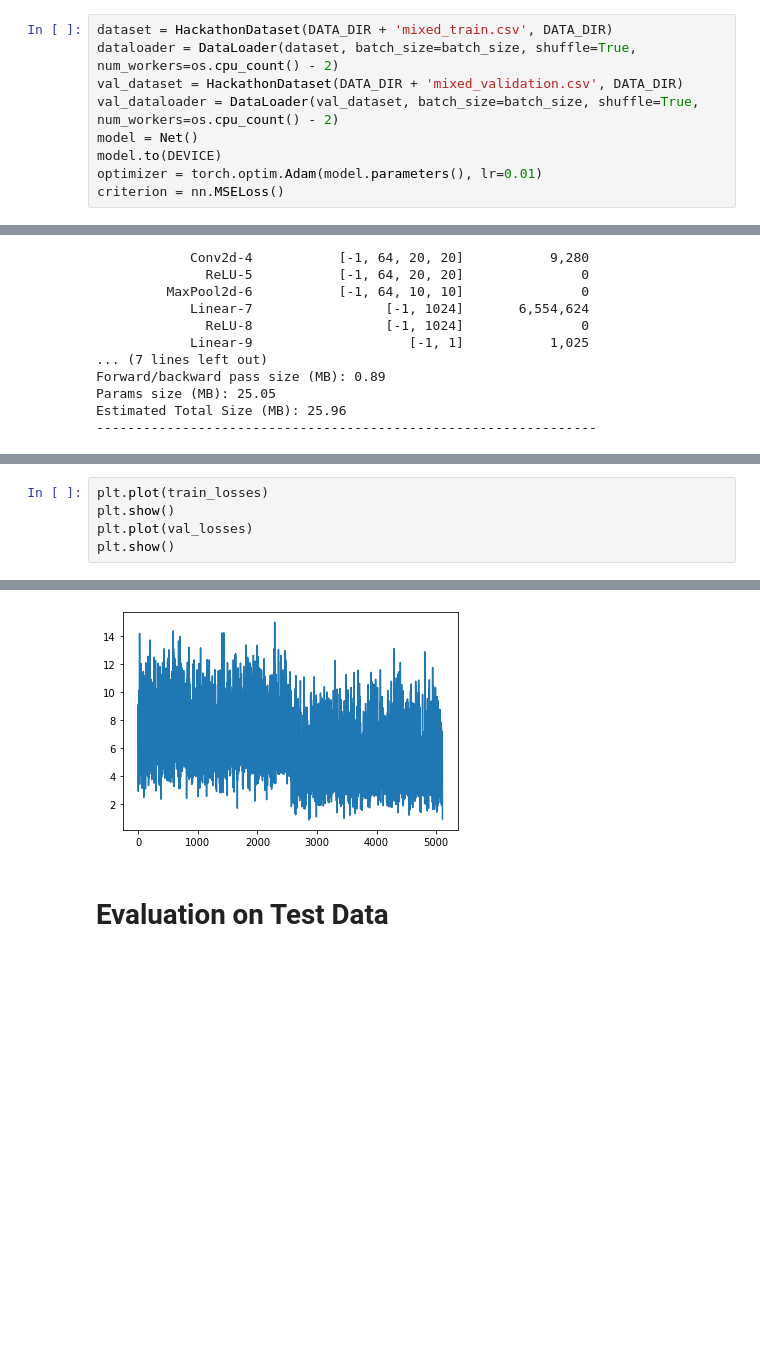
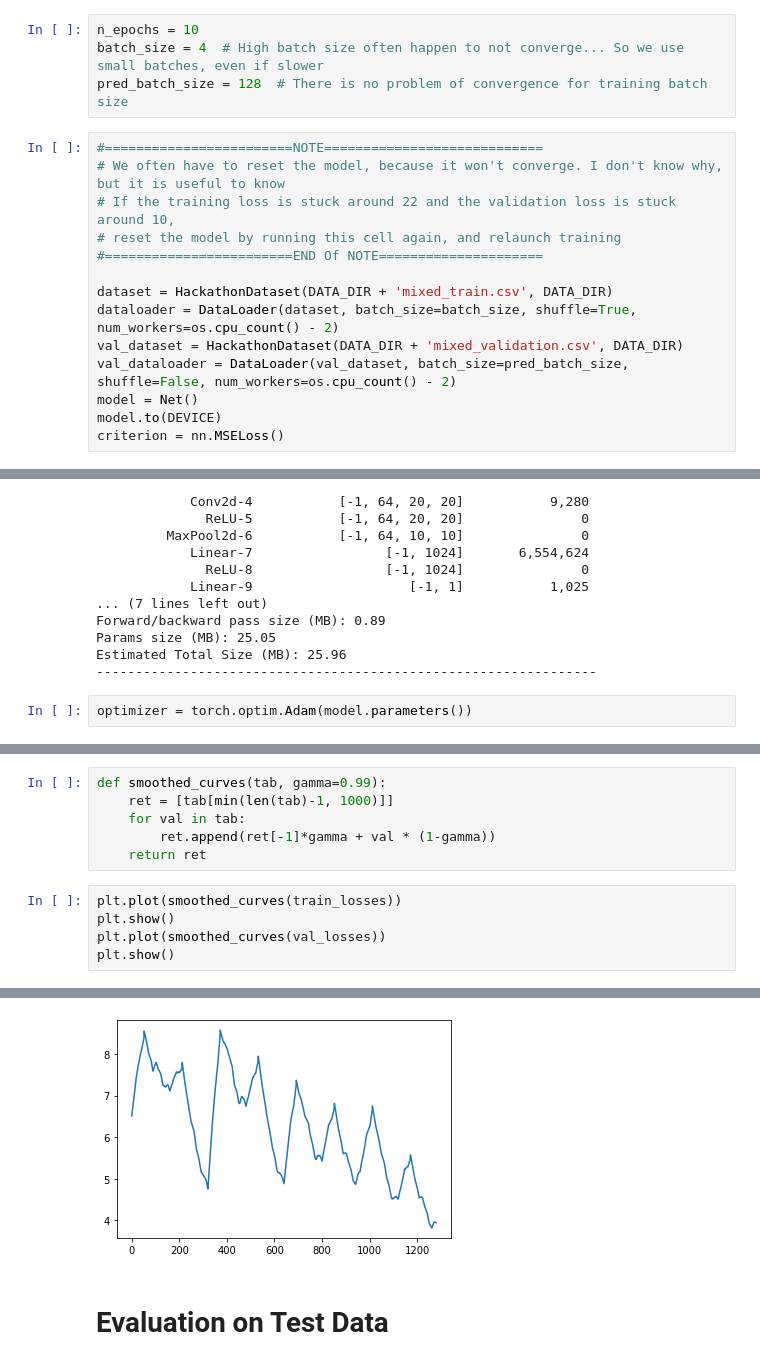
Before and after one commit to OceanumsData/HackathonBathymetryEstimation, a Jupyter notebook: model.ipynb, the cells around one changed output, grey strips where cells are left out. Saved outputs shown, nothing was run; the diff lists cells and outputs as text; blank space fills up the shorter version.

Commit message:
few comments, better batch size, bigger net

```diff
--- a/model.ipynb
+++ b/model.ipynb
@@ -115,11 +122,20 @@ batch_size = 8
+# %%
+n_epochs = 10
+batch_size = 4  # High batch size often happen to not converge... So we use small batches, even if slower
+pred_batch_size = 128  # There is no problem of convergence for training batch size
 # %%
+#========================NOTE============================
+# We often have to reset the model, because it won't converge. I don't know why, but it is useful to know
+# If the training loss is stuck around 22 and the validation loss is stuck around 10,
+# reset the model by running this cell again, and relaunch training
+#========================END Of NOTE=====================
+
 dataset = HackathonDataset(DATA_DIR + 'mixed_train.csv', DATA_DIR)
 dataloader = DataLoader(dataset, batch_size=batch_size, shuffle=True, num_workers=os.cpu_count() - 2)
 val_dataset = HackathonDataset(DATA_DIR + 'mixed_validation.csv', DATA_DIR)
-val_dataloader = DataLoader(val_dataset, batch_size=batch_size, shuffle=True, num_workers=os.cpu_count() - 2)
+val_dataloader = DataLoader(val_dataset, batch_size=pred_batch_size, shuffle=False, num_workers=os.cpu_count() - 2)
 model = Net()
 model.to(DEVICE)
-optimizer = torch.optim.Adam(model.parameters(), lr=0.01)
 criterion = nn.MSELoss()
 # %%
 summary(model, (4, 40, 40))
@@ -141,6 +157,8 @@ Forward/backward pass size (MB): 0.89
 Params size (MB): 25.05
 Estimated Total Size (MB): 25.96
 ----------------------------------------------------------------
+# %%
+optimizer = torch.optim.Adam(model.parameters())
 # %%
 print_frequency = 5
 
@@ -212,6 +231,12 @@ Current validation loss : 5.021107700937058
+# %%
+def smoothed_curves(tab, gamma=0.99):
+    ret = [tab[min(len(tab)-1, 1000)]]
+    for val in tab:
+        ret.append(ret[-1]*gamma + val * (1-gamma))
+    return ret
 # %%
-plt.plot(train_losses)
+plt.plot(smoothed_curves(train_losses))
 plt.show()
-plt.plot(val_losses)
+plt.plot(smoothed_curves(val_losses))
 plt.show()
 # %% [output]
@@ -219,4 +244,4 @@ plt.show()
-[figure, old version]
+[figure, new version]
 # %% [markdown]
 # Evaluation on Test Data
 # %%
```
Also changed, not shown: parts of 5 cells of this notebook, 4 other files.
